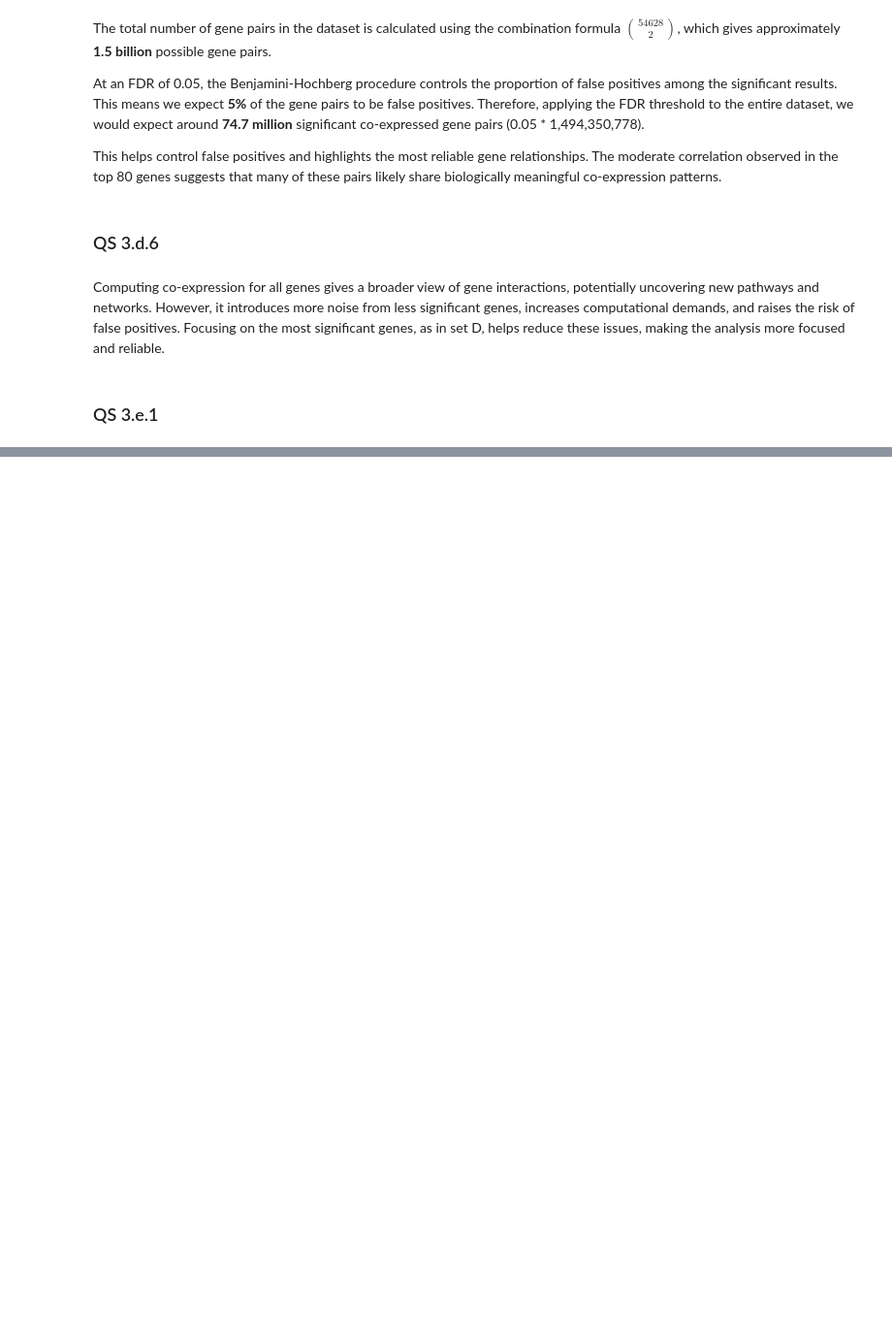
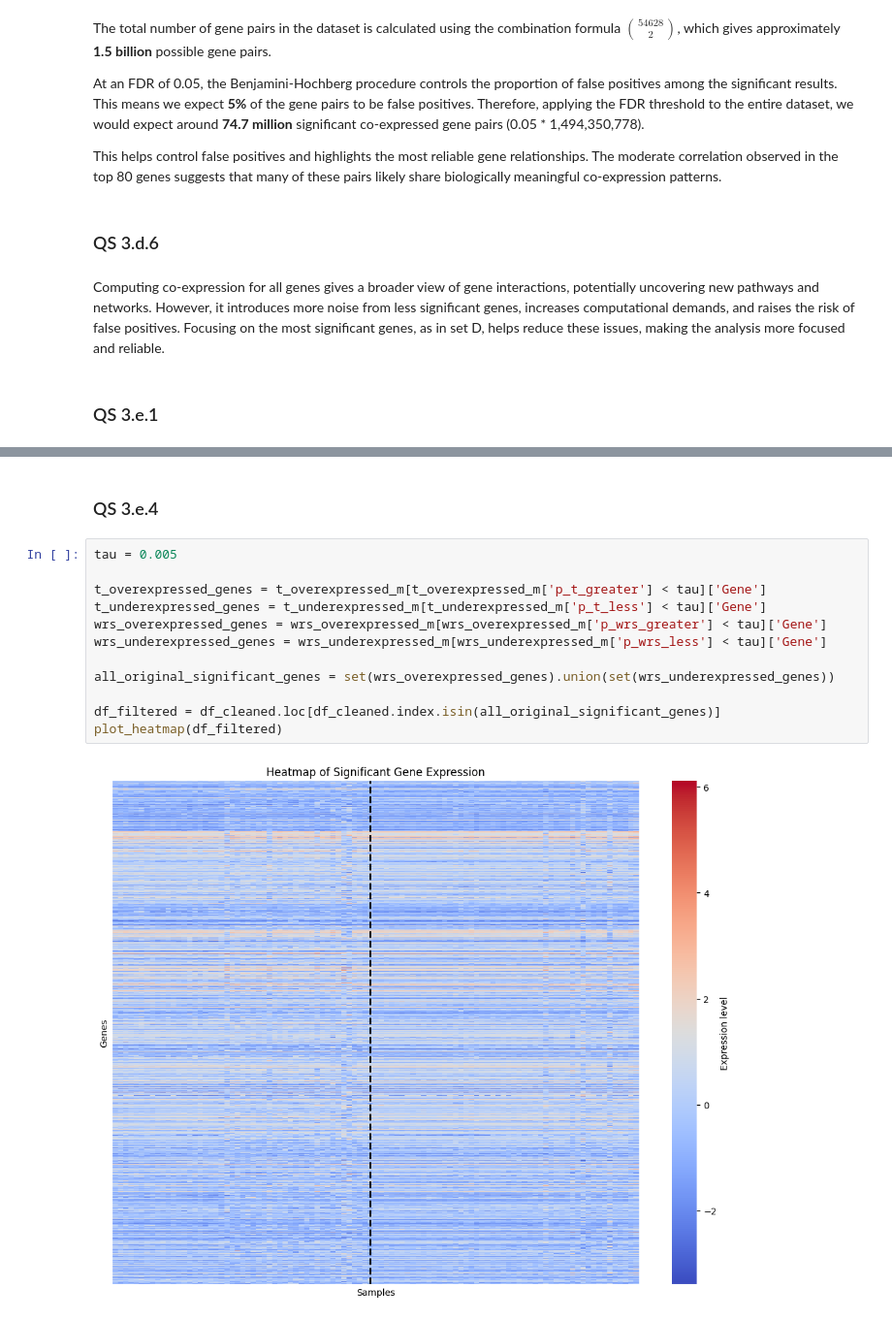
Before and after one commit to aviferdman/Statistics-and-Data-Analysis, a Jupyter notebook: hw4/324369412_316420132.ipynb, the cells around one changed output, grey strips where cells are left out. Shown at 97% size. Cells and saved outputs as stored; diff of their text form; blank space fills up the shorter version.

```diff
--- a/hw4/324369412_316420132.ipynb
+++ b/hw4/324369412_316420132.ipynb
@@ -544,0 +775,16 @@ Expected overexpressed genes: 273.14
+# %% [markdown]
+### QS 3.e.4
+# %%
+tau = 0.005
+
+t_overexpressed_genes = t_overexpressed_m[t_overexpressed_m['p_t_greater'] < tau]['Gene']
+t_underexpressed_genes = t_underexpressed_m[t_underexpressed_m['p_t_less'] < tau]['Gene']
+wrs_overexpressed_genes = wrs_overexpressed_m[wrs_overexpressed_m['p_wrs_greater'] < tau]['Gene']
+wrs_underexpressed_genes = wrs_underexpressed_m[wrs_underexpressed_m['p_wrs_less'] < tau]['Gene']
+
+all_original_significant_genes = set(wrs_overexpressed_genes).union(set(wrs_underexpressed_genes))
+
+df_filtered = df_cleaned.loc[df_cleaned.index.isin(all_original_significant_genes)]
+plot_heatmap(df_filtered)
+# %% [output]
+[figure, added]
```
Also changed, not shown: parts of 19 cells of this notebook.
